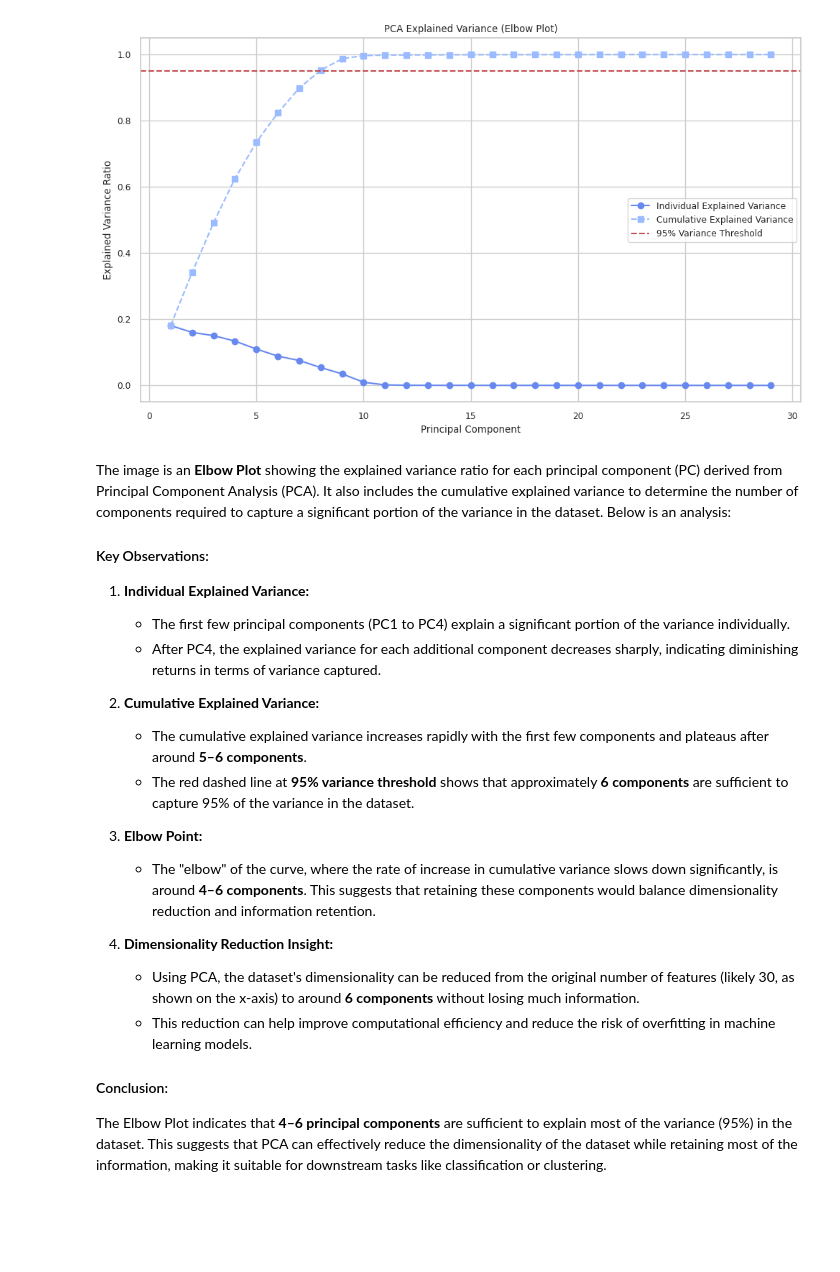
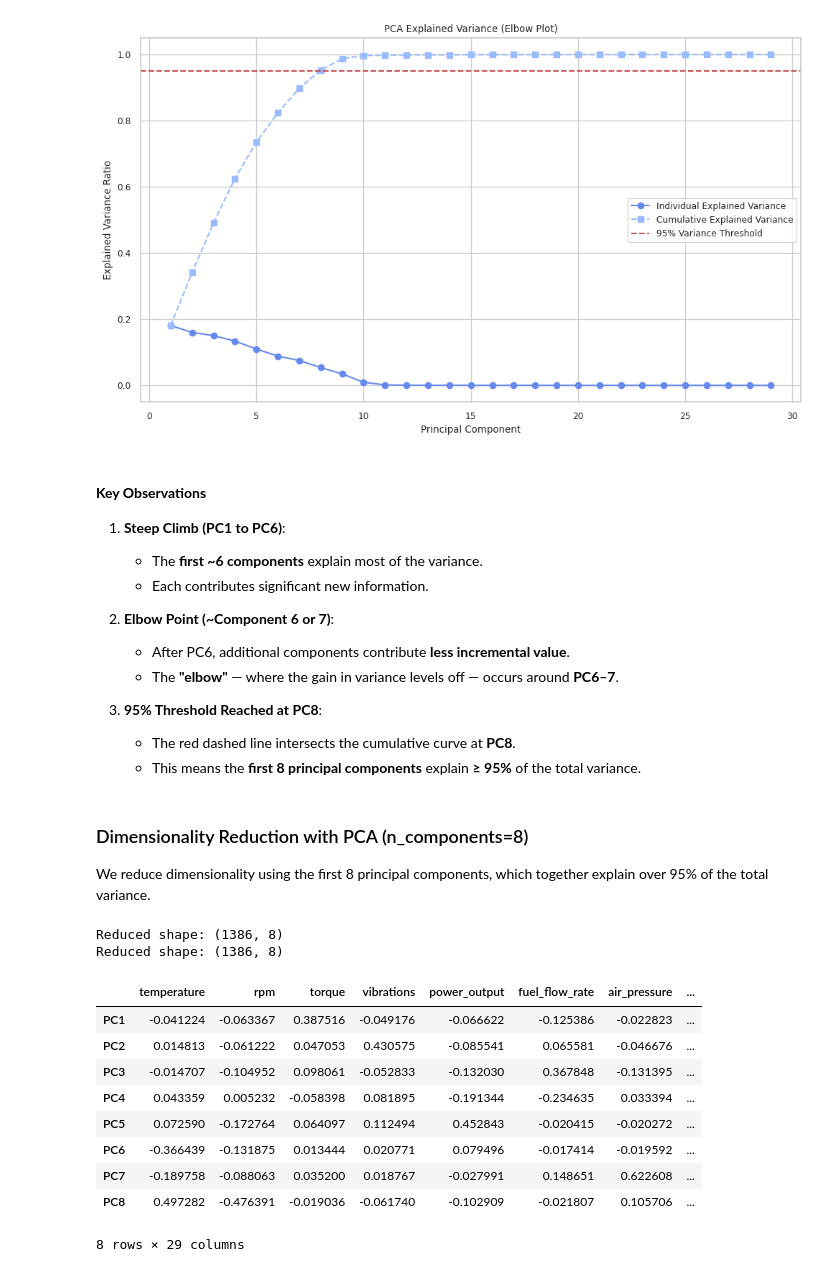
Before and after one commit to gareytwin1/gas-turbine-fault-detection, a Jupyter notebook: gas_turbine_fault_detection.ipynb, the cells around one changed output. Cells and saved outputs as stored; diff of their text form; code cells hidden in the pictures; blank space fills up the shorter version.

```diff
--- a/gas_turbine_fault_detection.ipynb
+++ b/gas_turbine_fault_detection.ipynb
@@ -698,24 +698,54 @@ plt.show()
 # %% [output]
 [figure]
 # %% [markdown]
-The image is an **Elbow Plot** showing the explained variance ratio for each principal component (PC) derived from Principal Component Analysis (PCA). It also includes the cumulative explained variance to determine the number of components required to capture a significant portion of the variance in the dataset. Below is an analysis:
+#### **Key Observations**
 
-#### Key Observations:
+1. **Steep Climb (PC1 to PC6)**:
+   - The **first ~6 components** explain most of the variance.
+   - Each contributes significant new information.
 
-1. **Individual Explained Variance:**
-   - The first few principal components (PC1 to PC4) explain a significant portion of the variance individually.
-   - After PC4, the explained variance for each additional component decreases sharply, indicating diminishing returns in terms of variance captured.
+2. **Elbow Point (~Component 6 or 7)**:
+   - After PC6, additional components contribute **less incremental value**.
+   - The **"elbow"** — where the gain in variance levels off — occurs around **PC6–7**.
 
-2. **Cumulative Explained Variance:**
-   - The cumulative explained variance increases rapidly with the first few components and plateaus after around **5–6 components**.
-   - The red dashed line at **95% variance threshold** shows that approximately **6 components** are sufficient to capture 95% of the variance in the dataset.
-
-3. **Elbow Point:**
-   - The "elbow" of the curve, where the rate of increase in cumulative variance slows down significantly, is around **4–6 components**. This suggests that retaining these components would balance dimensionality reduction and information retention.
-
-4. **Dimensionality Reduction Insight:**
-   - Using PCA, the dataset's dimensionality can be reduced from the original number of features (likely 30, as shown on the x-axis) to around **6 components** without losing much information.
-   - This reduction can help improve computational efficiency and reduce the risk of overfitting in machine learning models.
-
-#### Conclusion:
-The Elbow Plot indicates that **4–6 principal components** are sufficient to explain most of the variance (95%) in the dataset. This suggests that PCA can effectively reduce the dimensionality of the dataset while retaining most of the information, making it suitable for downstream tasks like classification or clustering.
+3. **95% Threshold Reached at PC8**:
+   - The red dashed line intersects the cumulative curve at **PC8**.
+   - This means the **first 8 principal components** explain **≥ 95%** of the total variance.
+# %% [markdown]
+### Dimensionality Reduction with PCA (n_components=8)
+We reduce dimensionality using the first 8 principal components, which together explain over 95% of the total variance.
+# %%
+# Reduce dimensionality using 8 principal components
+from sklearn.decomposition import PCA
+
+pca = PCA(n_components=8)
+X_pca = pca.fit_transform(df_scaled[numeric_cols])
+
+print(f"Reduced shape: {X_pca.shape}")# Reduce dimensionality using 8 principal components
+from sklearn.decomposition import PCA
+
+pca = PCA(n_components=8)
+X_pca = pca.fit_transform(df_scaled[numeric_cols])
+
+print(f"Reduced shape: {X_pca.shape}")
+# %% [output]
+Reduced shape: (1386, 8)
+Reduced shape: (1386, 8)
+# %%
+# Get feature names for reference
+features = numeric_cols
+
+# Each row is a principal component, each column is a feature weight (loading)
+pca_components = pd.DataFrame(pca.components_, columns=features, index=[f'PC{i+1}' for i in range(pca.n_components)])
+pca_components
+# %% [output]
+|  | temperature | rpm | torque | vibrations | power_output | fuel_flow_rate | air_pressure | ... |
+| PC1 | -0.041224 | -0.063367 | 0.387516 | -0.049176 | -0.066622 | -0.125386 | -0.022823 | ... |
+| PC2 | 0.014813 | -0.061222 | 0.047053 | 0.430575 | -0.085541 | 0.065581 | -0.046676 | ... |
+| PC3 | -0.014707 | -0.104952 | 0.098061 | -0.052833 | -0.132030 | 0.367848 | -0.131395 | ... |
+| PC4 | 0.043359 | 0.005232 | -0.058398 | 0.081895 | -0.191344 | -0.234635 | 0.033394 | ... |
+| PC5 | 0.072590 | -0.172764 | 0.064097 | 0.112494 | 0.452843 | -0.020415 | -0.020272 | ... |
+| PC6 | -0.366439 | -0.131875 | 0.013444 | 0.020771 | 0.079496 | -0.017414 | -0.019592 | ... |
+| PC7 | -0.189758 | -0.088063 | 0.035200 | 0.018767 | -0.027991 | 0.148651 | 0.622608 | ... |
+| PC8 | 0.497282 | -0.476391 | -0.019036 | -0.061740 | -0.102909 | -0.021807 | 0.105706 | ... |
+8 rows × 29 columns
```
Also changed, not shown: parts of 6 cells of this notebook.
